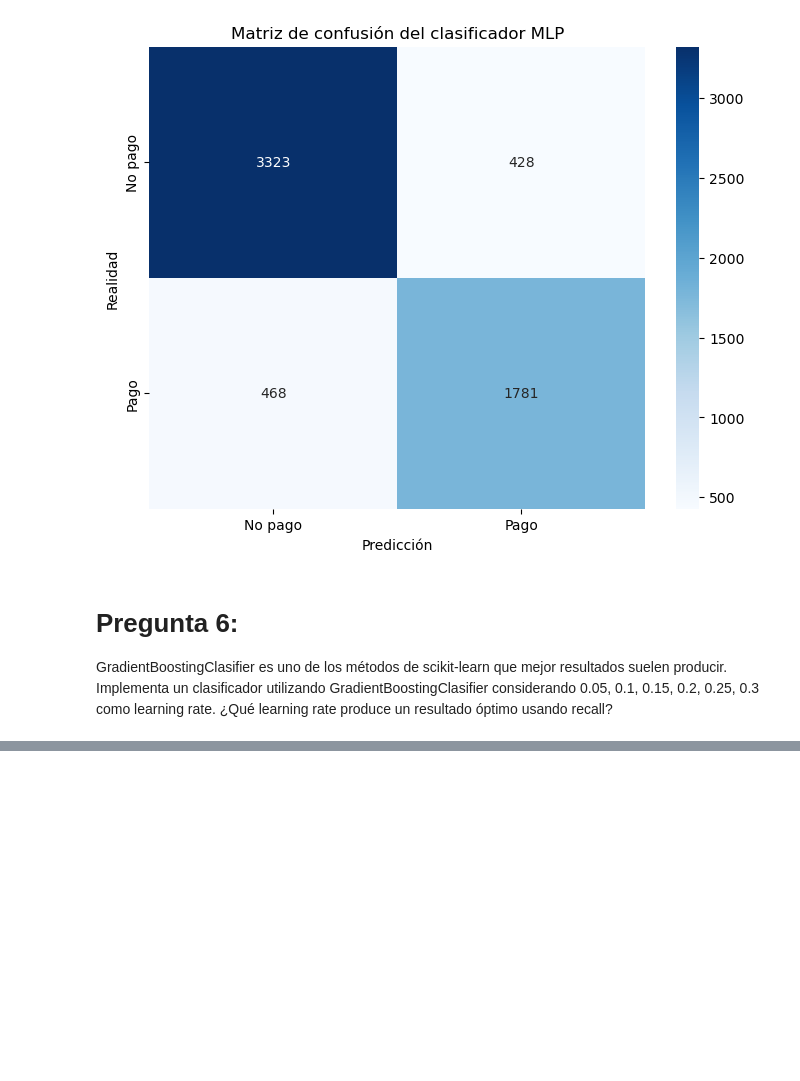
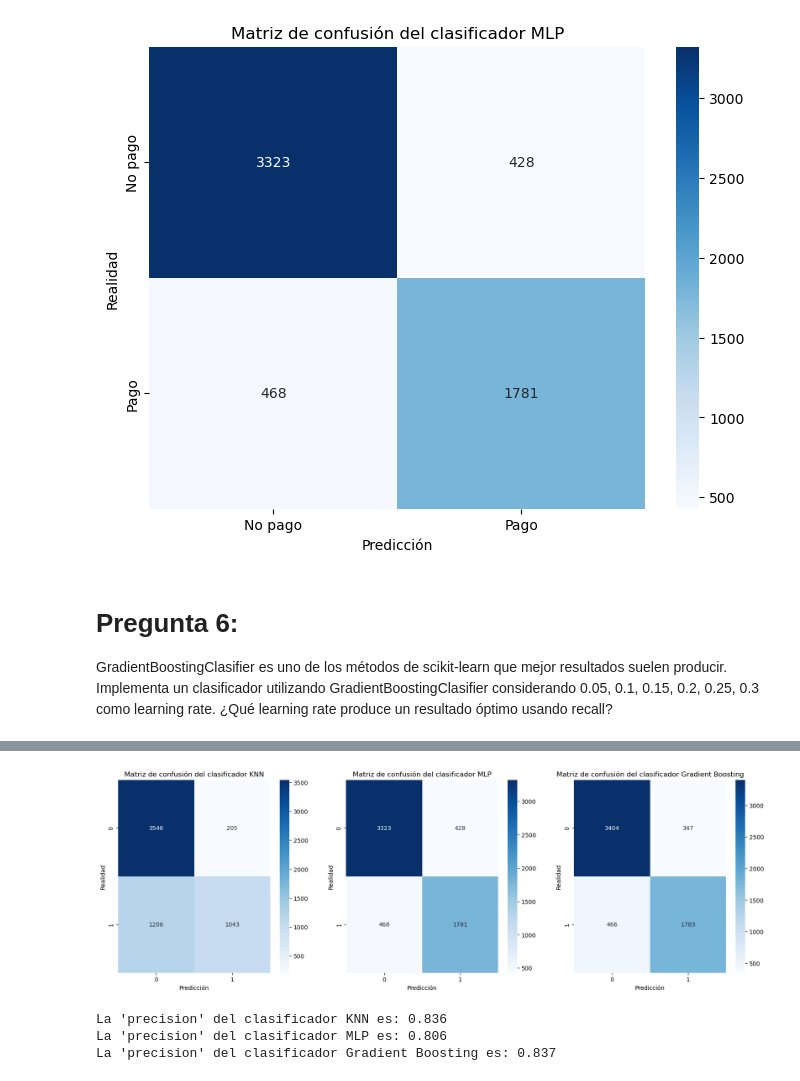
Before and after one commit to MillerQuintero2001/ARISA_Project_Data_Science, a Jupyter notebook: Project/Ejercicio 1 - BASICO.ipynb, the cells around one changed output, grey strips where cells are left out. Cells and saved outputs as stored; diff of their text form; code cells hidden in the pictures; blank space fills up the shorter version.

```diff
--- a/Project/Ejercicio 1 - BASICO.ipynb
+++ b/Project/Ejercicio 1 - BASICO.ipynb
@@ -793,0 +891,28 @@ Usando la matriz de confusion de los tres casos (GradientBoosting, MLP y K-NN) y
+# %%
+""" Para este paso final es hora de comparar los mejores modelos de KNN, MLP y Gradient Boosting obtenidos
+con GridSearchCV, y ver cuál es el mejor modelo para el problema de clasificación de pagos de microcréditos."""
+
+classifiers_names = ['KNN', 'MLP', 'Gradient Boosting']
+classifiers = [best_knn, best_mlp, best_gb]
+cm_df_list = [cm_best_knn, cm_best_mlp, cm_best_gb]
+
+fig, axes = plt.subplots(1, 3, figsize=(20, 6))
+for i, clf in enumerate(classifiers):
+    cm_df = cm_df_list[i]
+    # Graficamos la matriz de confusión
+    sns.heatmap(cm_df, annot=True, fmt='d', cmap='Blues', ax=axes[i])
+    axes[i].set_title(f'Matriz de confusión del clasificador {classifiers_names[i]}')
+    axes[i].set_xlabel('Predicción')
+    axes[i].set_ylabel('Realidad')
+# %% [output]
+[figure, added]
+# %%
+# Comparamos ahora las métricas de 'precision' de los 3 clasificadores
+precision_list = [precision_best_knn, precision_best_mlp, precision_best_gb]
+
+for i, clf in enumerate(classifiers_names):
+    print(f"La 'precision' del clasificador {clf} es:", precision_list[i])
+# %% [output]
+La 'precision' del clasificador KNN es: 0.836
+La 'precision' del clasificador MLP es: 0.806
+La 'precision' del clasificador Gradient Boosting es: 0.837
```
Also changed, not shown: parts of 22 cells of this notebook.
